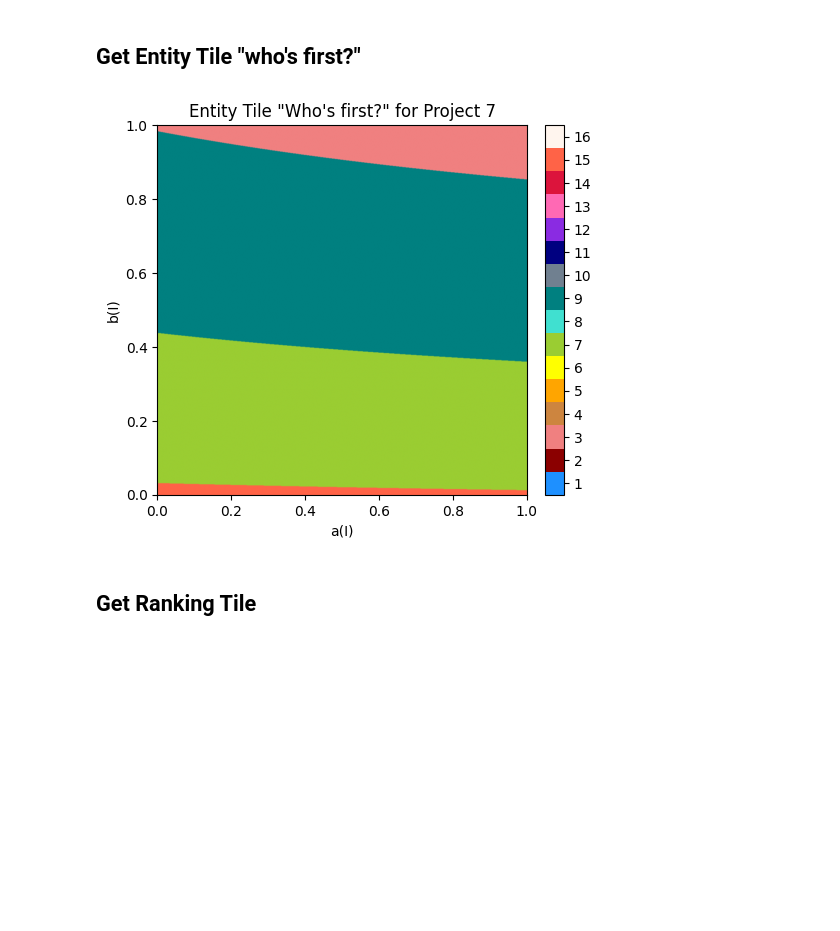
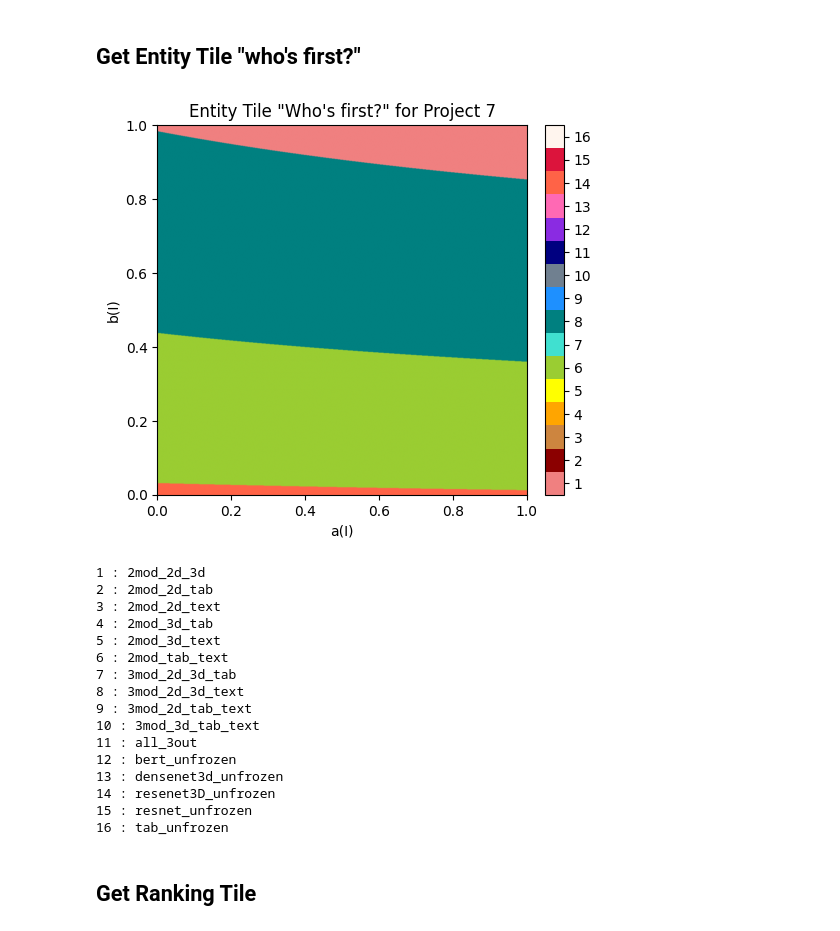
Before and after one commit to uliege-performance/sorbetto, a Jupyter notebook: examples/TSW_project7.ipynb, the cells around one changed output. Cells and saved outputs as stored; diff of their text form; code cells hidden in the pictures; blank space fills up the shorter version.

```diff
--- a/examples/TSW_project7.ipynb
+++ b/examples/TSW_project7.ipynb
@@ -196,21 +196,40 @@ from sorbetto.flavor.entity_flavor import EntityFlavor
 # %%
 # Create the entity flavor and entity tile
 project7_entity_flavor = EntityFlavor(rank=1, entity_list=entities_list)
 project7_entity_tile = EntityTile(
     name='Entity Tile "Who\'s first?" for Project 7',
     parameterization=ParameterizationDefault(),
     flavor=project7_entity_flavor,
     resolution=1001,
 )
 
 # Draw the entity tile
 fig, ax = project7_entity_tile.draw()
 plt.show()
 
 # Save figure
 fig.savefig("fig/project7_entityTile_rank1.pdf")
+
+for i in range(1, project7_entity_tile.flavor.nb_entities + 1):
+    print(f"{i} : {project7_entity_tile.flavor.reverse_mapper(i).name}")
 # %% [output]
-[figure, old version]
+[figure, new version]
+1 : 2mod_2d_3d
+2 : 2mod_2d_tab
+3 : 2mod_2d_text
+4 : 2mod_3d_tab
+5 : 2mod_3d_text
+6 : 2mod_tab_text
+7 : 3mod_2d_3d_tab
+8 : 3mod_2d_3d_text
+9 : 3mod_2d_tab_text
+10 : 3mod_3d_tab_text
+11 : all_3out
+12 : bert_unfrozen
+13 : densenet3d_unfrozen
+14 : resenet3D_unfrozen
+15 : resnet_unfrozen
+16 : tab_unfrozen
 # %% [markdown]
 ## Get Ranking Tile
 # %%
```
Also changed, not shown: parts of 1 cell of this notebook, 5 other files.
